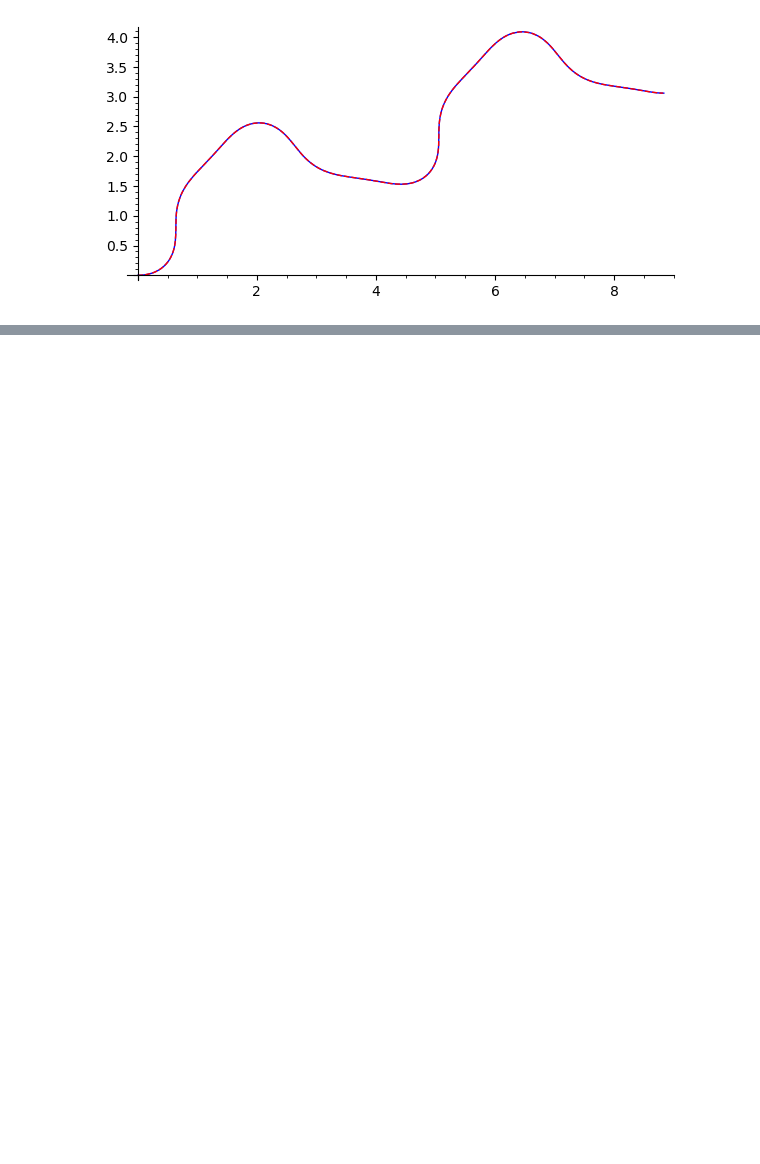
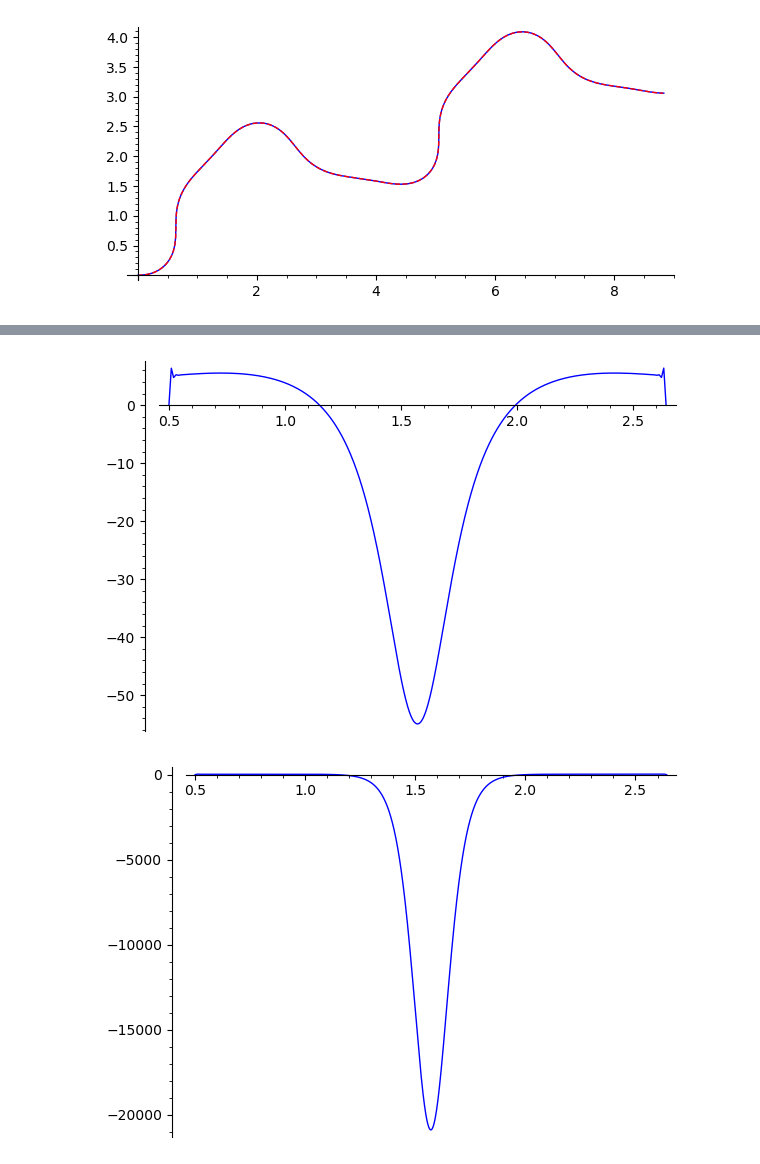
Before and after one commit to SageBinder/SageMath-Curvature-Flows, a Jupyter notebook: ricci_flow.ipynb, the cells around one changed output, grey strips where cells are left out. Saved outputs shown, nothing was run; the diff lists cells and outputs as text; code cells hidden in the pictures; blank space fills up the shorter version.

```diff
--- a/ricci_flow.ipynb
+++ b/ricci_flow.ipynb
@@ -286,0 +302,8 @@ ValueError: math domain error
+# %%
+def R11(rho): return R(rho)[0][0]
+def R22(rho): return R(rho)[1][1]
+show(plot(R11, srange))
+show(plot(R22, srange))
+# %% [output]
+[figure, added]
+[figure, added]
```
Also changed, not shown: parts of 11 cells of this notebook.
